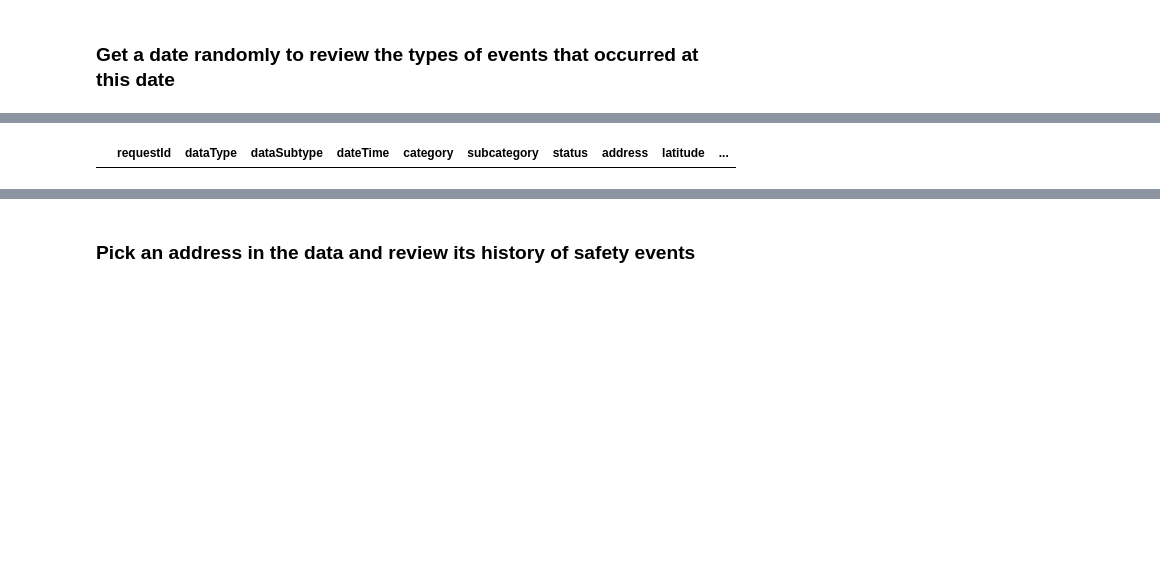
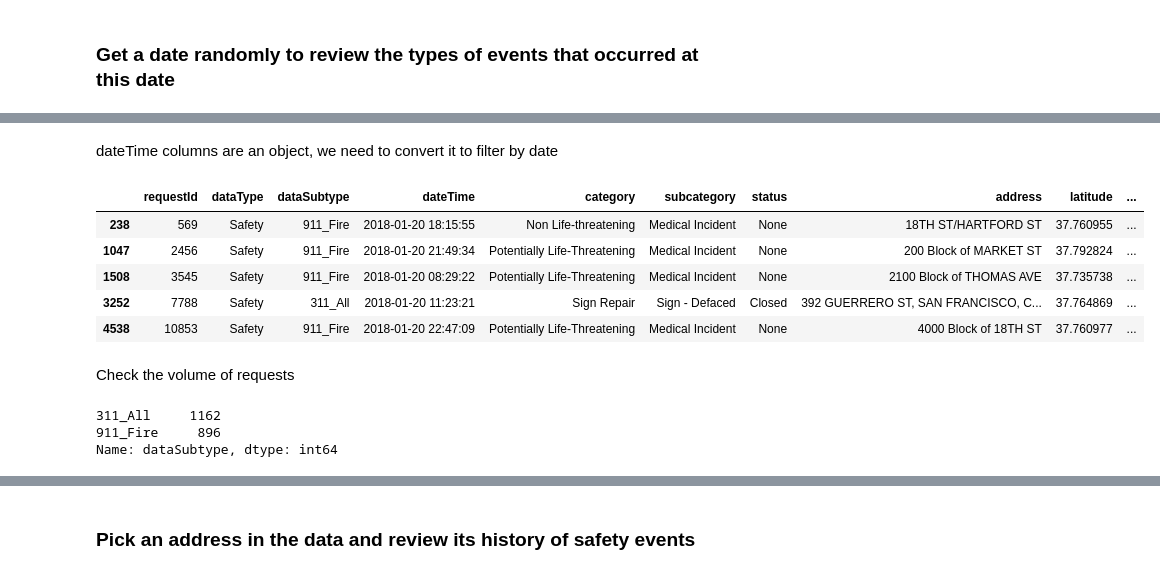
Before and after one commit to Assitan/predicting-urban-events-with-scikit-learn, a Jupyter notebook: satefy-part1.ipynb, the cells around one changed output, grey strips where cells are left out. Drawn from its saved outputs; the diff is of its cells as text; code cells hidden in the pictures; blank space fills up the shorter version.

```diff
--- a/satefy-part1.ipynb
+++ b/satefy-part1.ipynb
@@ -35,0 +66,2 @@ SanFrancisco.head()
+# %% [markdown]
+dateTime columns are an object, we need to convert it to filter by date
@@ -36,7 +70,20 @@ SanFrancisco.head()
+# %%
+# get on 2018/01/20 data
+mask = df['dateTime'].dt.date == pd.to_datetime('2018-01-20')
+df_s = df[mask]
+df_s.head()
+# %% [output]
+|  | requestId | dataType | dataSubtype | dateTime | category | subcategory | status | address | latitude | ... |
+| 238 | 569 | Safety | 911_Fire | 2018-01-20 18:15:55 | Non Life-threatening | Medical Incident | None | 18TH ST/HARTFORD ST | 37.760955 | ... |
+| 1047 | 2456 | Safety | 911_Fire | 2018-01-20 21:49:34 | Potentially Life-Threatening | Medical Incident | None | 200 Block of MARKET ST | 37.792824 | ... |
+| 1508 | 3545 | Safety | 911_Fire | 2018-01-20 08:29:22 | Potentially Life-Threatening | Medical Incident | None | 2100 Block of THOMAS AVE | 37.735738 | ... |
+| 3252 | 7788 | Safety | 311_All | 2018-01-20 11:23:21 | Sign Repair | Sign - Defaced | Closed | 392 GUERRERO ST, SAN FRANCISCO, C... | 37.764869 | ... |
+| 4538 | 10853 | Safety | 911_Fire | 2018-01-20 22:47:09 | Potentially Life-Threatening | Medical Incident | None | 4000 Block of 18TH ST | 37.760977 | ... |
+# %% [markdown]
+Check the volume of requests
 # %%
-pd.DataFrame(nyc).to_numpy()
-
-# Filtering
-df[df['dateTime']=='2016-06-28'].head()
+df_s['dataSubtype'].value_counts()
 # %% [output]
-|  | requestId | dataType | dataSubtype | dateTime | category | subcategory | status | address | latitude | ... |
+311_All     1162
+911_Fire     896
+Name: dataSubtype, dtype: int64
```
Also changed, not shown: parts of 38 cells of this notebook, 1 other file.
